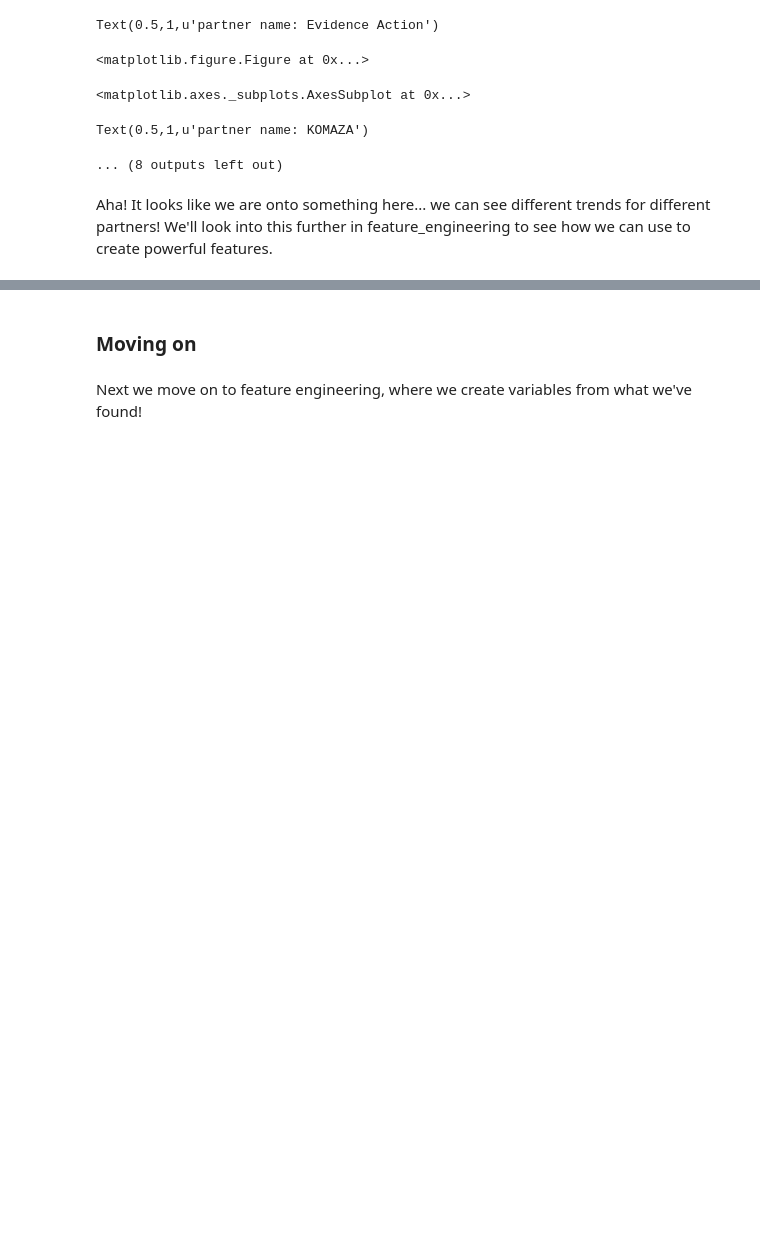
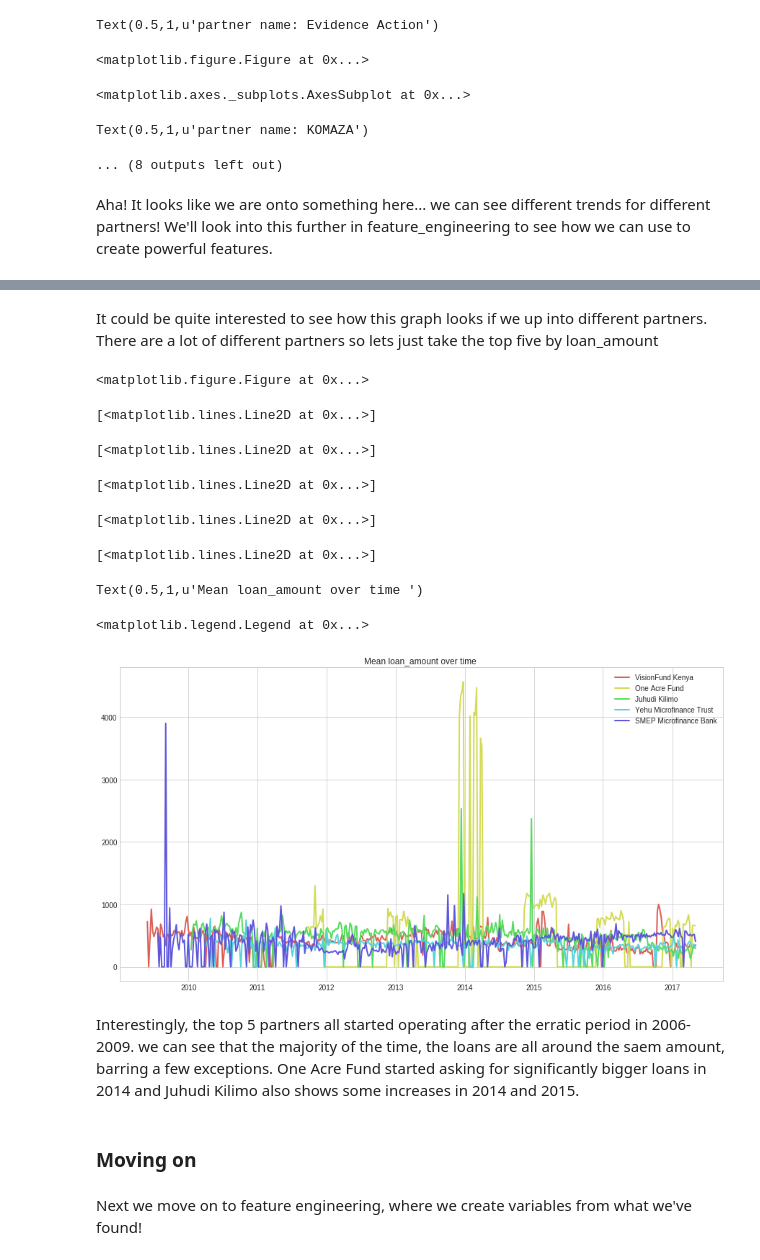
Before and after one commit to DeltaAnalytics/machine_learning_for_good, a Jupyter notebook: module_1_descriptive_statistics/1_3_exploratory_data_analysis.ipynb, the cells around one changed output, grey strips where cells are left out. Saved outputs shown, nothing was run; the diff lists cells and outputs as text; code cells hidden in the pictures; blank space fills up the shorter version.

```diff
--- a/module_1_descriptive_statistics/1_3_exploratory_data_analysis.ipynb
+++ b/module_1_descriptive_statistics/1_3_exploratory_data_analysis.ipynb
@@ -291,3 +332,29 @@ Aha! It looks like we are onto something here... we can see different trends for
+# %% [markdown]
+It could be quite interested to see how this graph looks if we up into different partners. There are a lot of different partners so lets just take the top five by loan_amount
+# %%
+top_five_partners = df.groupby('partner_name')['loan_amount'].sum().sort_values()[::-1][:5].index
+# %%
+plt.style.use('seaborn-whitegrid')
+plt.figure(figsize=(15,8))
+for partner in top_five_partners:
+    time_data = df[df['partner_name']==partner].resample('7D', on='posted_date')['loan_amount'].mean().fillna(0)
+    # Use seaborn plotting style
+    plt.plot(time_data, label=partner, linewidth=2)
+plt.title('Mean loan_amount over time ')
+plt.legend(loc='best')
+plt.show()
+# %% [output]
+<matplotlib.figure.Figure at 0x...>
+[<matplotlib.lines.Line2D at 0x...>]
+[<matplotlib.lines.Line2D at 0x...>]
+[<matplotlib.lines.Line2D at 0x...>]
+[<matplotlib.lines.Line2D at 0x...>]
+[<matplotlib.lines.Line2D at 0x...>]
+Text(0.5,1,u'Mean loan_amount over time ')
+<matplotlib.legend.Legend at 0x...>
+[figure, added]
+# %% [markdown]
+Interestingly, the top 5 partners all started operating after the erratic period in 2006-2009. we can see that the majority of the time, the loans are all around the saem amount, barring a few exceptions. One Acre Fund started asking for significantly bigger loans in 2014 and Juhudi Kilimo also shows some increases in 2014 and 2015.
 # %% [markdown]
 ### Moving on
 # %% [markdown]
```
Also changed, not shown: parts of 8 cells of this notebook.
